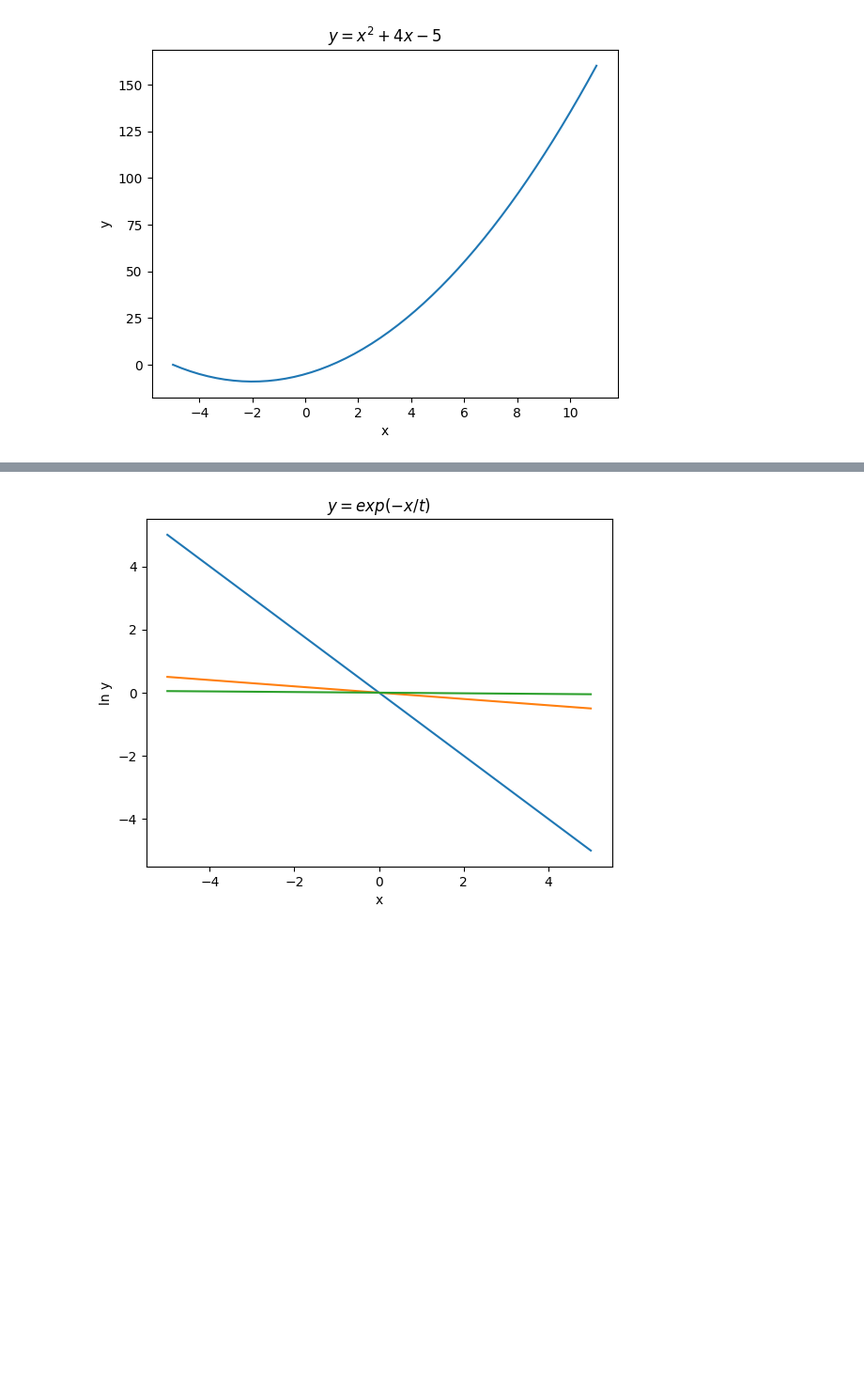
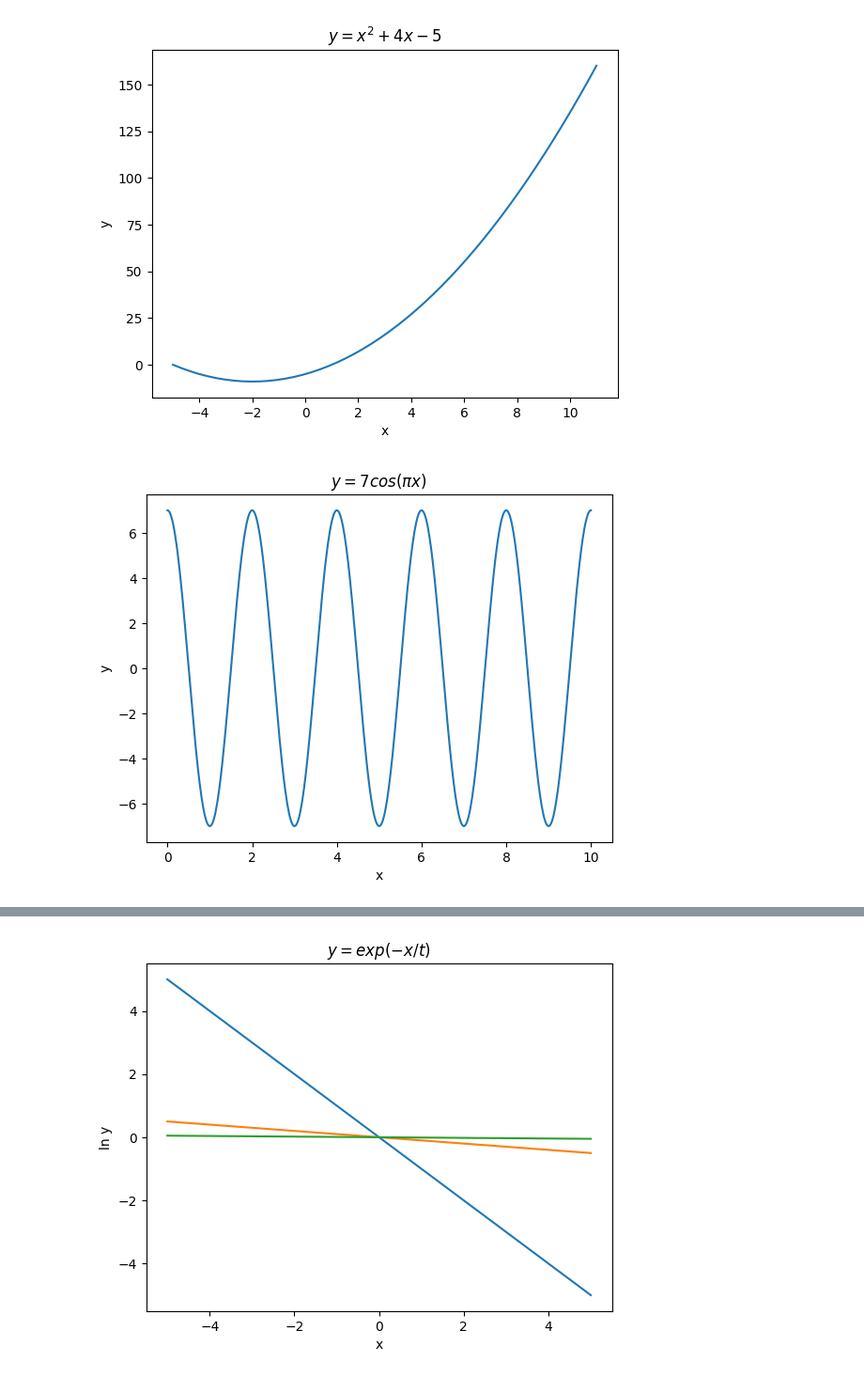
Before and after one commit to GFreesy/Kentech-Kim-Research-Group-, a Jupyter notebook: Monte Carlo simulation/2023_summer_CCP/1_Python_examples/1_plotting data share.ipynb, the cells around one changed output, grey strips where cells are left out. Shown at 94% size. Cells and saved outputs as stored; diff of their text form; code cells hidden in the pictures; blank space fills up the shorter version.

```diff
--- a/Monte Carlo simulation/2023_summer_CCP/1_Python_examples/1_plotting data share.ipynb
+++ b/Monte Carlo simulation/2023_summer_CCP/1_Python_examples/1_plotting data share.ipynb
@@ -98,3 +98,19 @@ ax.set_title('$y = x^2+4x-5$')
 plt.show()
 # %% [output]
 [figure]
+# %%
+import matplotlib.pyplot as plt
+import numpy as np
+
+pi = np.pi
+x = np.linspace(0, 10, 500)
+y = 7 * np.cos(pi * x)
+
+fig, ax = plt.subplots()
+ax.plot(x, y)
+ax.set_xlabel('x')
+ax.set_ylabel('y')
+ax.set_title('$y = 7cos(πx)$')
+plt.show()
+# %% [output]
+[figure, added]
```
Also changed, not shown: parts of 1 cell of this notebook.
